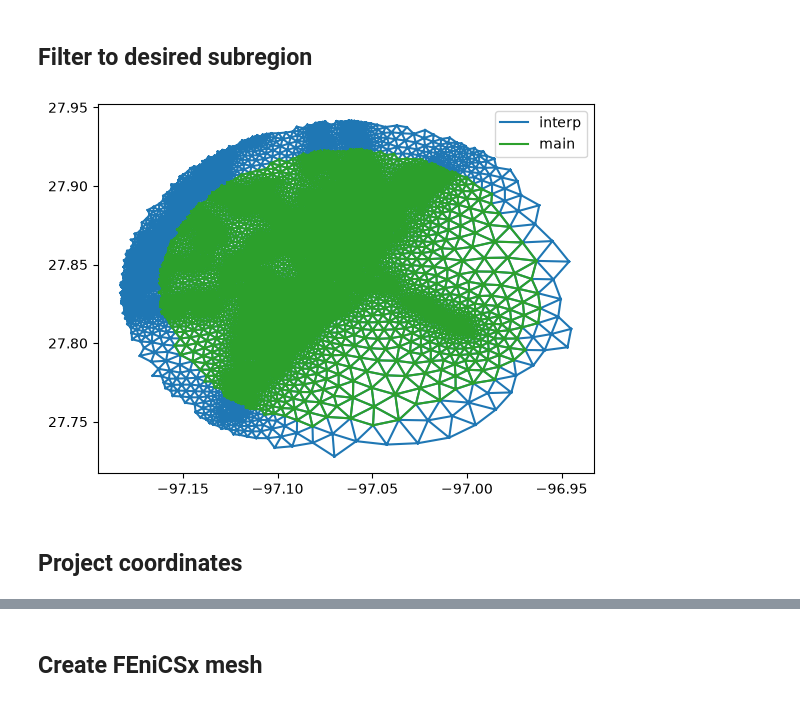
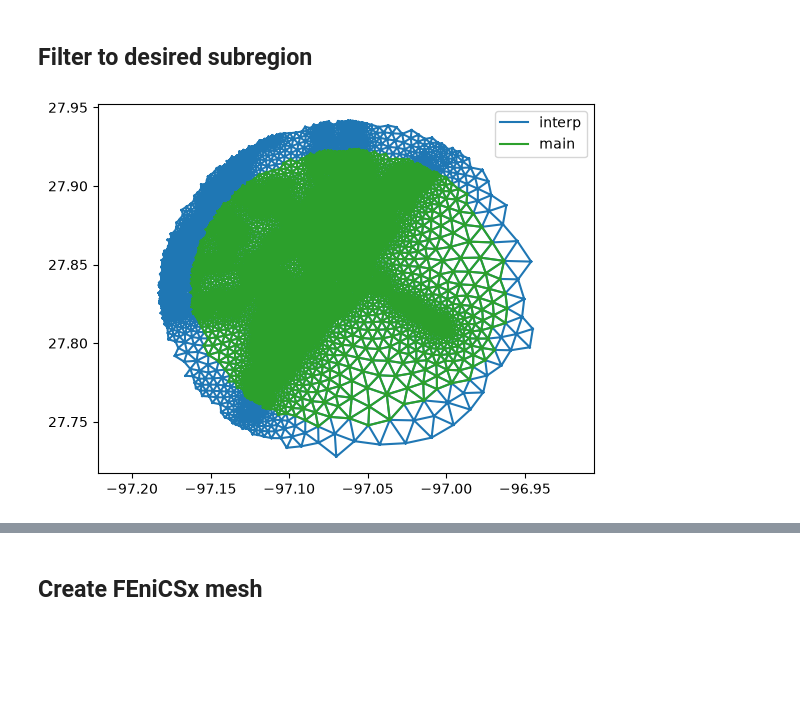
Before and after one commit to ashtonvcole/TracerPost, a Jupyter notebook: examples/02_mesh/meshing2.ipynb, the cells around one changed output, grey strips where cells are left out. Saved outputs shown, nothing was run; the diff lists cells and outputs as text; code cells hidden in the pictures; blank space fills up the shorter version.

```diff
--- a/examples/02_mesh/meshing2.ipynb
+++ b/examples/02_mesh/meshing2.ipynb
@@ -81,11 +79,9 @@ triangulation_interp = matplotlib.tri.Triangulation(
 # %%
 # Check that the interpolataion mesh has a margin around the main mesh
 fig, ax = plt.subplots()
 ax.triplot(triangulation_interp, label='interp')
 ax.triplot(triangulation_main, label='main')
 ax.legend()
-fig.show()
+ax.set_aspect('equal', adjustable='datalim')
 # %% [output]
-[figure, old version]
+[figure, new version]
-# %% [markdown]
-## Project coordinates
```
Also changed, not shown: parts of 8 cells of this notebook, 2 other files.
